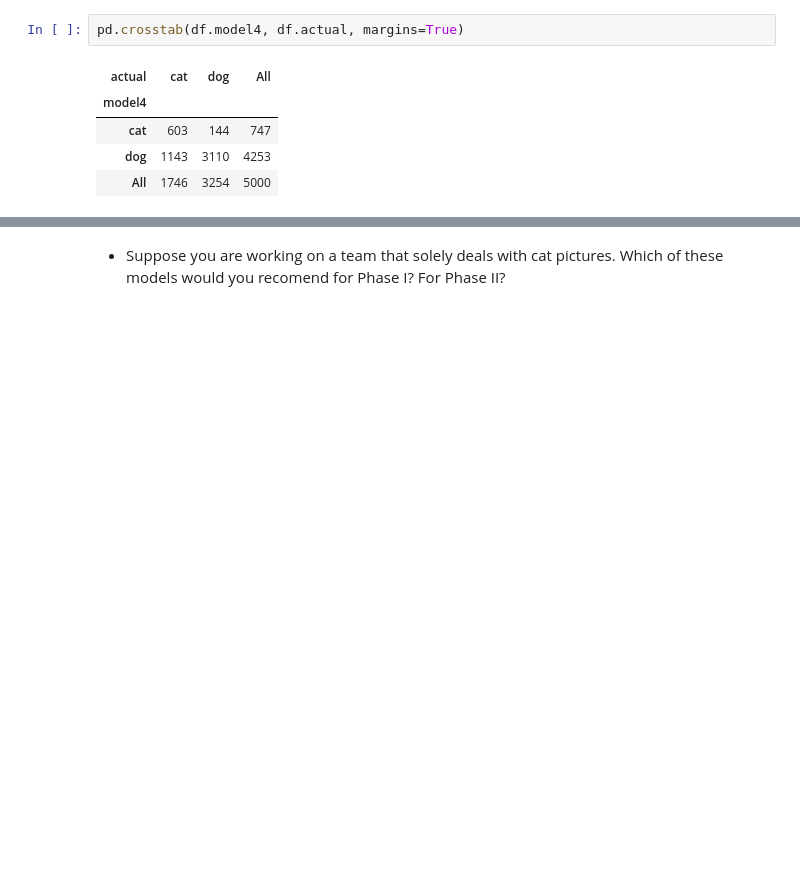
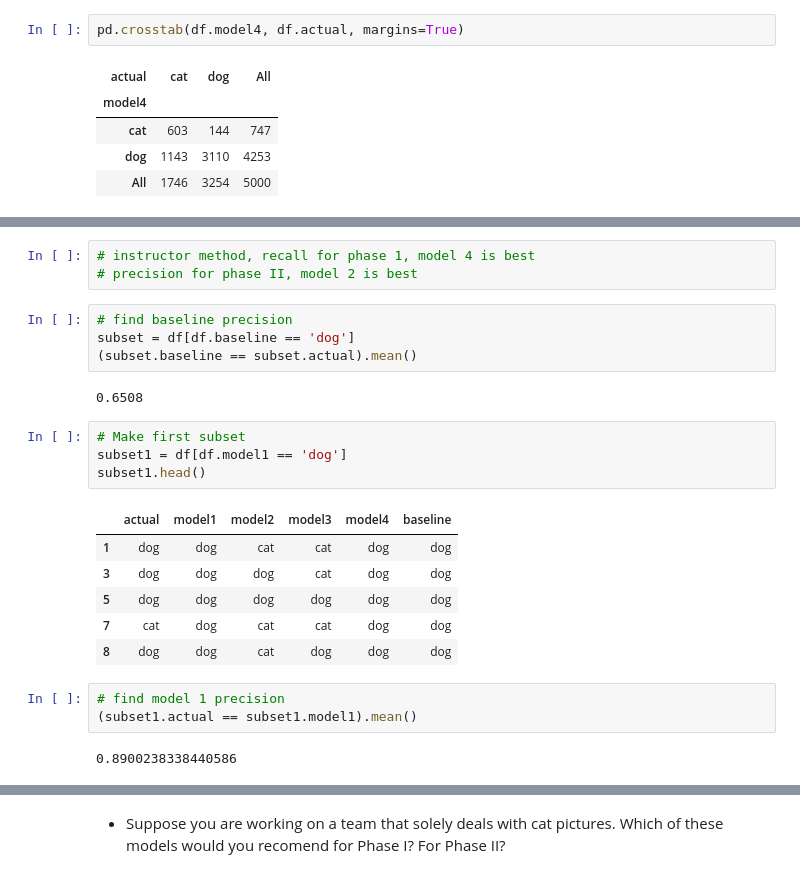
Before and after one commit to adam-talbot/classification-exercises, a Jupyter notebook: model_evaluation.ipynb, the cells around one changed output, grey strips where cells are left out. Drawn from its saved outputs; the diff is of its cells as text; blank space fills up the shorter version.

```diff
--- a/model_evaluation.ipynb
+++ b/model_evaluation.ipynb
@@ -504,0 +597,25 @@ pd.crosstab(df.model4, df.actual, margins=True)
+# %%
+# instructor method, recall for phase 1, model 4 is best
+# precision for phase II, model 2 is best
+# %%
+# find baseline precision
+subset = df[df.baseline == 'dog']
+(subset.baseline == subset.actual).mean()
+# %% [output]
+0.6508
+# %%
+# Make first subset
+subset1 = df[df.model1 == 'dog']
+subset1.head()
+# %% [output]
+|  | actual | model1 | model2 | model3 | model4 | baseline |
+| 1 | dog | dog | cat | cat | dog | dog |
+| 3 | dog | dog | dog | cat | dog | dog |
+| 5 | dog | dog | dog | dog | dog | dog |
+| 7 | cat | dog | cat | cat | dog | dog |
+| 8 | dog | dog | cat | dog | dog | dog |
+# %%
+# find model 1 precision
+(subset1.actual == subset1.model1).mean()
+# %% [output]
+0.8900238338440586
```
Also changed, not shown: parts of 35 cells of this notebook.
